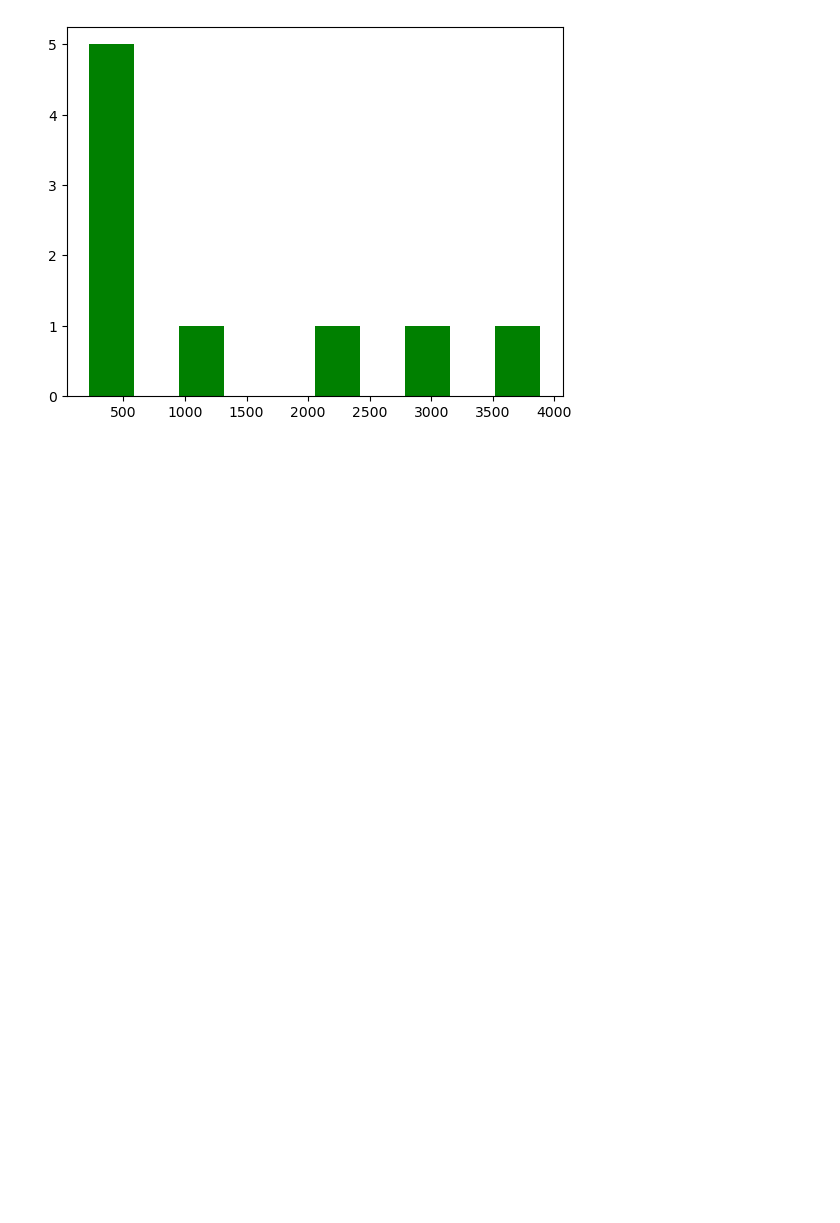
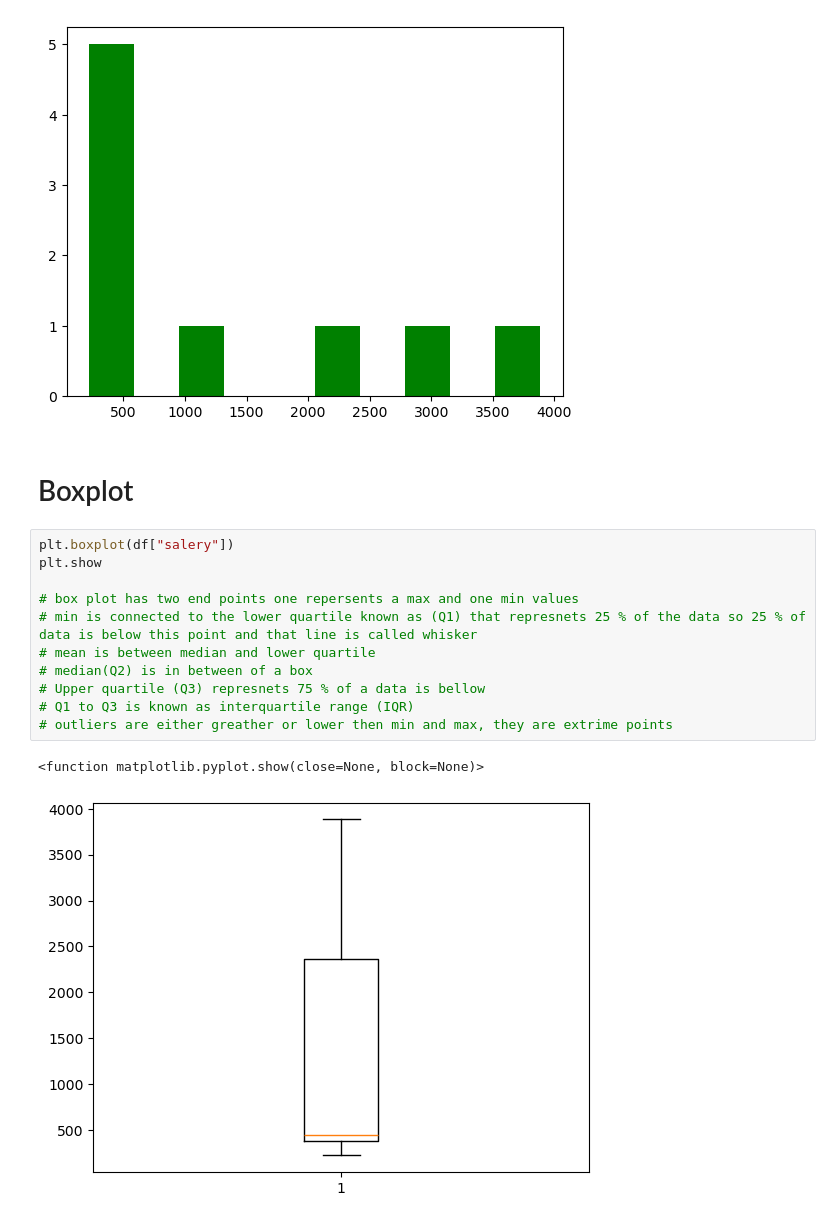
Before and after one commit to Dipakxettri/MatplotLibLearnings, a Jupyter notebook: learnings.ipynb, the cells around one changed output. Saved outputs shown, nothing was run; the diff lists cells and outputs as text; blank space fills up the shorter version.

```diff
--- a/learnings.ipynb
+++ b/learnings.ipynb
@@ -74,3 +74,19 @@ plt.show
 # %% [output]
 <function matplotlib.pyplot.show(close=None, block=None)>
 [figure]
+# %% [markdown]
+# Boxplot
+# %%
+plt.boxplot(df["salery"])
+plt.show
+
+# box plot has two end points one repersents a max and one min values
+# min is connected to the lower quartile known as (Q1) that represnets 25 % of the data so 25 % of data is below this point and that line is called whisker
+# mean is between median and lower quartile
+# median(Q2) is in between of a box
+# Upper quartile (Q3) represnets 75 % of a data is bellow
+# Q1 to Q3 is known as interquartile range (IQR)
+# outliers are either greather or lower then min and max, they are extrime points
+# %% [output]
+<function matplotlib.pyplot.show(close=None, block=None)>
+[figure, added]
```
Also changed, not shown: parts of 7 cells of this notebook.
